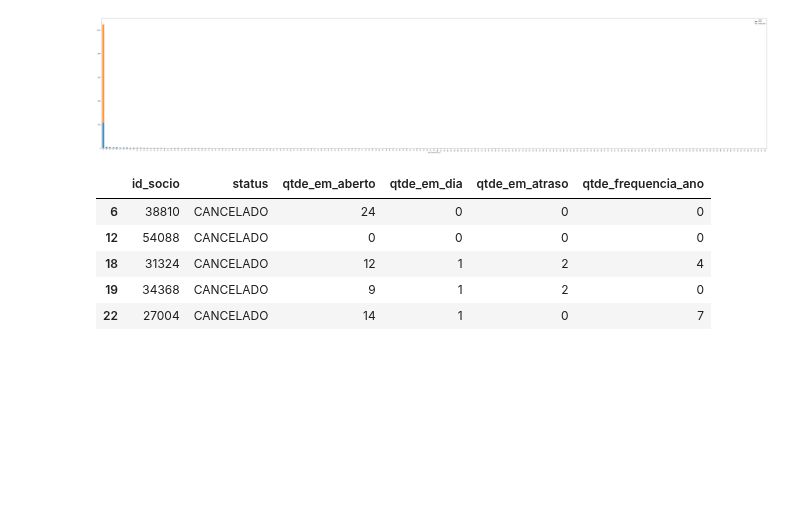
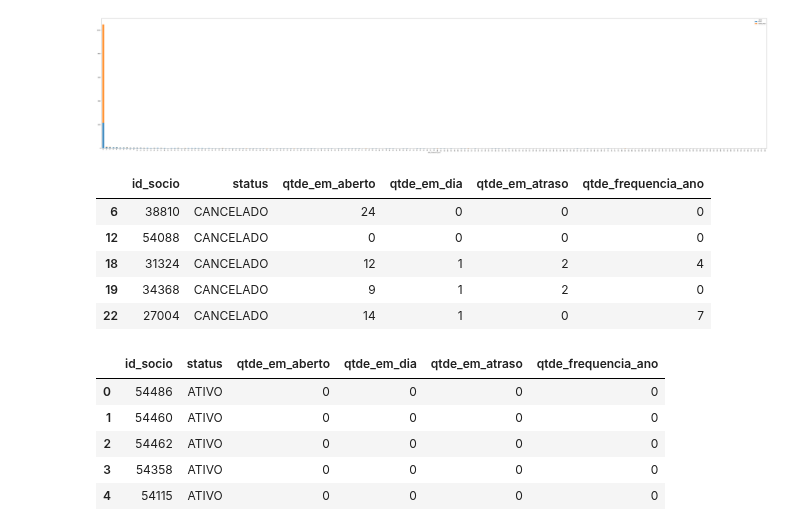
Before and after one commit to UesleiJf/projeto-preditivo, a Jupyter notebook: Churn_Rate.ipynb, the cells around one changed output. Saved outputs shown, nothing was run; the diff lists cells and outputs as text; code cells hidden in the pictures; blank space fills up the shorter version.

Commit message:
- - - All statuses active - head(5)

```diff
--- a/Churn_Rate.ipynb
+++ b/Churn_Rate.ipynb
@@ -141,3 +141,17 @@ cancelados.head(5)
 | 18 | 31324 | CANCELADO | 12 | 1 | 2 | 4 |
 | 19 | 34368 | CANCELADO | 9 | 1 | 2 | 0 |
 | 22 | 27004 | CANCELADO | 14 | 1 | 0 | 7 |
+# %%
+# Todos os Status Ativo
+#
+
+cancelados = df["status"] == "ATIVO"
+cancelados = df[cancelados]
+cancelados.head(5)
+# %% [output]
+|  | id_socio | status | qtde_em_aberto | qtde_em_dia | qtde_em_atraso | qtde_frequencia_ano |
+| 0 | 54486 | ATIVO | 0 | 0 | 0 | 0 |
+| 1 | 54460 | ATIVO | 0 | 0 | 0 | 0 |
+| 2 | 54462 | ATIVO | 0 | 0 | 0 | 0 |
+| 3 | 54358 | ATIVO | 0 | 0 | 0 | 0 |
+| 4 | 54115 | ATIVO | 0 | 0 | 0 | 0 |
```
